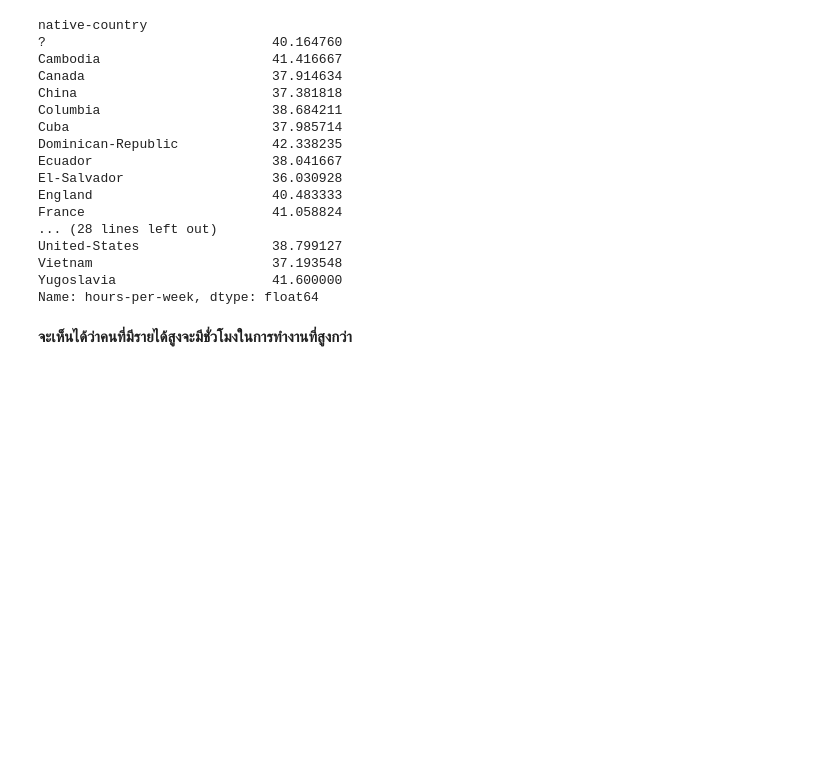
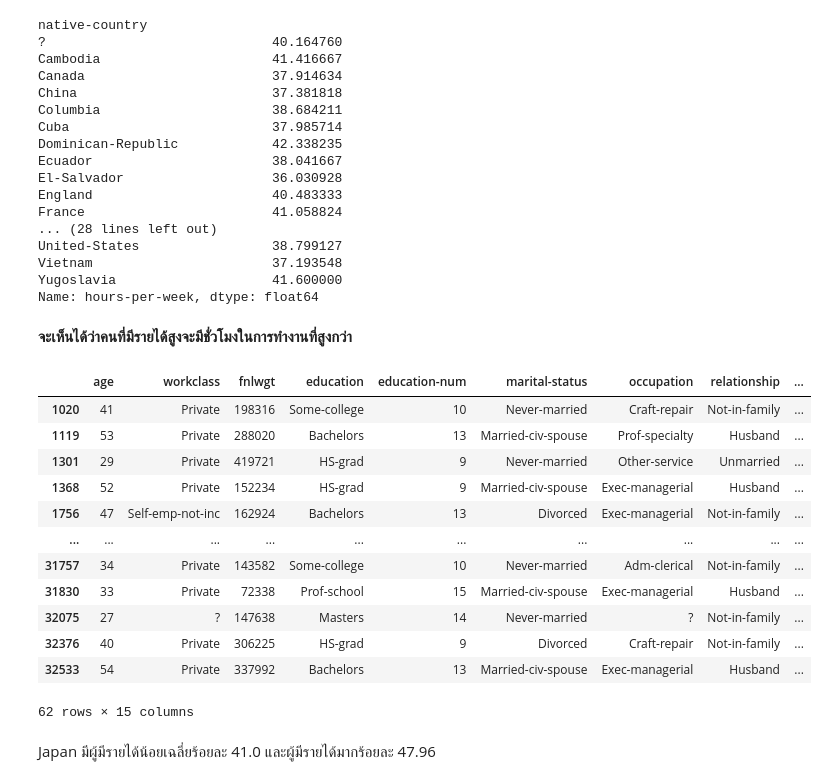
Before and after one commit to pro10150/ds1, a Jupyter notebook: adult-dataset assignment-checkpoint.ipynb, the cells around one changed output. Drawn from its saved outputs; the diff is of its cells as text; code cells hidden in the pictures; blank space fills up the shorter version.

```diff
--- a/adult-dataset assignment-checkpoint.ipynb
+++ b/adult-dataset assignment-checkpoint.ipynb
@@ -179,3 +237,21 @@ Yugoslavia                    41.600000
 Name: hours-per-week, dtype: float64
 # %% [markdown]
 **จะเห็นได้ว่าคนที่มีรายได้สูงจะมีชั่วโมงในการทำงานที่สูงกว่า**
+# %%
+data.loc[data['native-country'] == 'Japan']
+# %% [output]
+|  | age | workclass | fnlwgt | education | education-num | marital-status | occupation | relationship | ... |
+| 1020 | 41 | Private | 198316 | Some-college | 10 | Never-married | Craft-repair | Not-in-family | ... |
+| 1119 | 53 | Private | 288020 | Bachelors | 13 | Married-civ-spouse | Prof-specialty | Husband | ... |
+| 1301 | 29 | Private | 419721 | HS-grad | 9 | Never-married | Other-service | Unmarried | ... |
+| 1368 | 52 | Private | 152234 | HS-grad | 9 | Married-civ-spouse | Exec-managerial | Husband | ... |
+| 1756 | 47 | Self-emp-not-inc | 162924 | Bachelors | 13 | Divorced | Exec-managerial | Not-in-family | ... |
+| ... | ... | ... | ... | ... | ... | ... | ... | ... | ... |
+| 31757 | 34 | Private | 143582 | Some-college | 10 | Never-married | Adm-clerical | Not-in-family | ... |
+| 31830 | 33 | Private | 72338 | Prof-school | 15 | Married-civ-spouse | Exec-managerial | Husband | ... |
+| 32075 | 27 | ? | 147638 | Masters | 14 | Never-married | ? | Not-in-family | ... |
+| 32376 | 40 | Private | 306225 | HS-grad | 9 | Divorced | Craft-repair | Not-in-family | ... |
+| 32533 | 54 | Private | 337992 | Bachelors | 13 | Married-civ-spouse | Exec-managerial | Husband | ... |
+62 rows × 15 columns
+# %% [markdown]
+Japan มีผู้มีรายได้น้อยเฉลี่ยร้อยละ 41.0 และผู้มีรายได้มากร้อยละ 47.96
```
Also changed, not shown: parts of 21 cells of this notebook.
